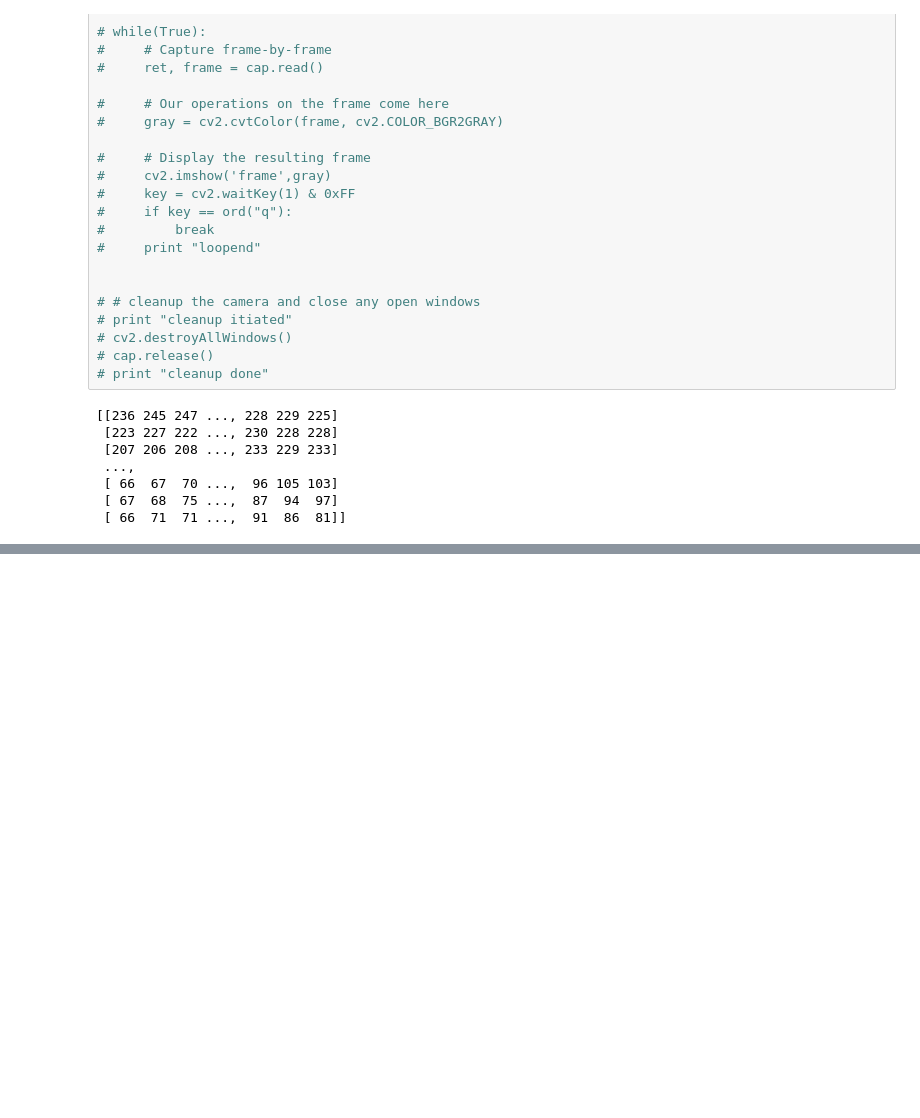
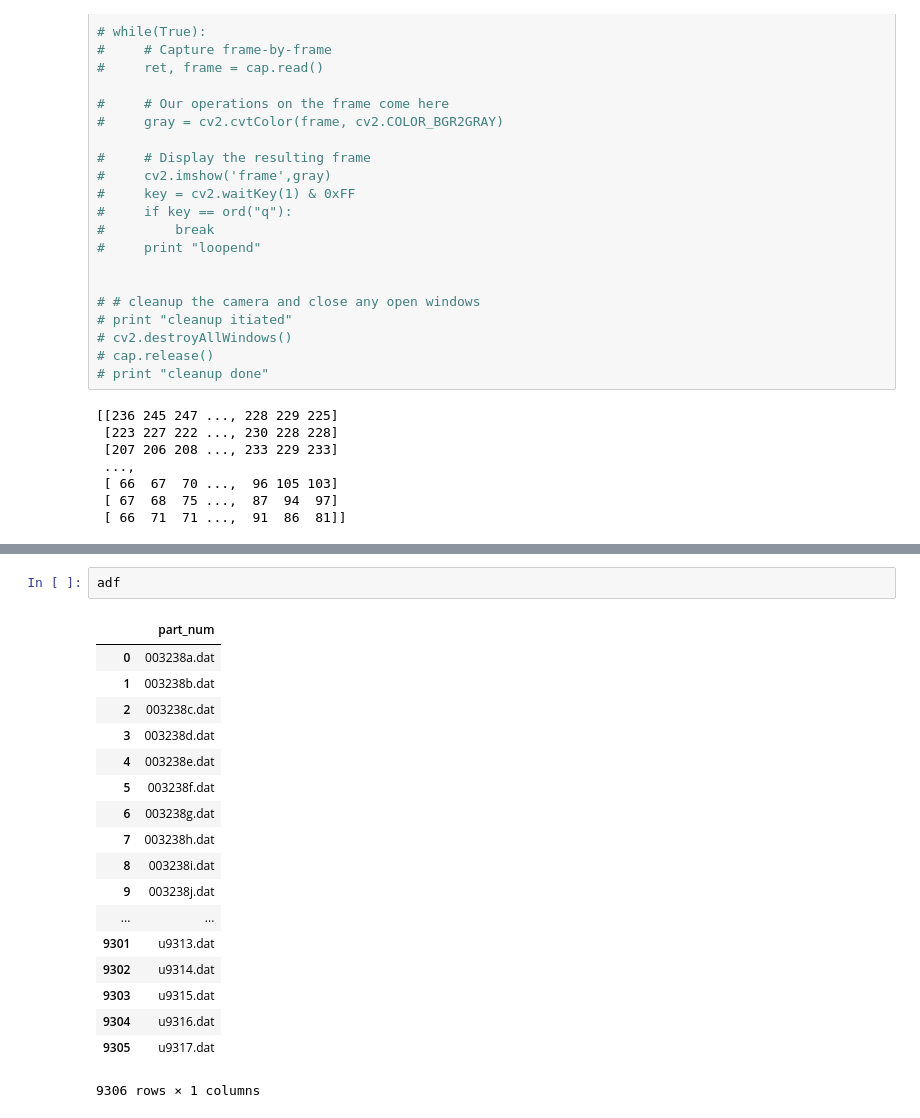
Before and after one commit to clkruse/lego-model, a Jupyter notebook: Cameron's Lego Notebook.ipynb, the cells around one changed output, grey strips where cells are left out. Drawn from its saved outputs; the diff is of its cells as text; blank space fills up the shorter version.

```diff
--- a/Cameron's Lego Notebook.ipynb
+++ b/Cameron's Lego Notebook.ipynb
@@ -52,0 +66,21 @@ print img
+# %%
+adf
+# %% [output]
+|  | part_num |
+| 0 | 003238a.dat |
+| 1 | 003238b.dat |
+| 2 | 003238c.dat |
+| 3 | 003238d.dat |
+| 4 | 003238e.dat |
+| 5 | 003238f.dat |
+| 6 | 003238g.dat |
+| 7 | 003238h.dat |
+| 8 | 003238i.dat |
+| 9 | 003238j.dat |
+| ... | ... |
+| 9301 | u9313.dat |
+| 9302 | u9314.dat |
+| 9303 | u9315.dat |
+| 9304 | u9316.dat |
+| 9305 | u9317.dat |
+9306 rows × 1 columns
```
Also changed, not shown: parts of 5 cells of this notebook, 2 other files.
